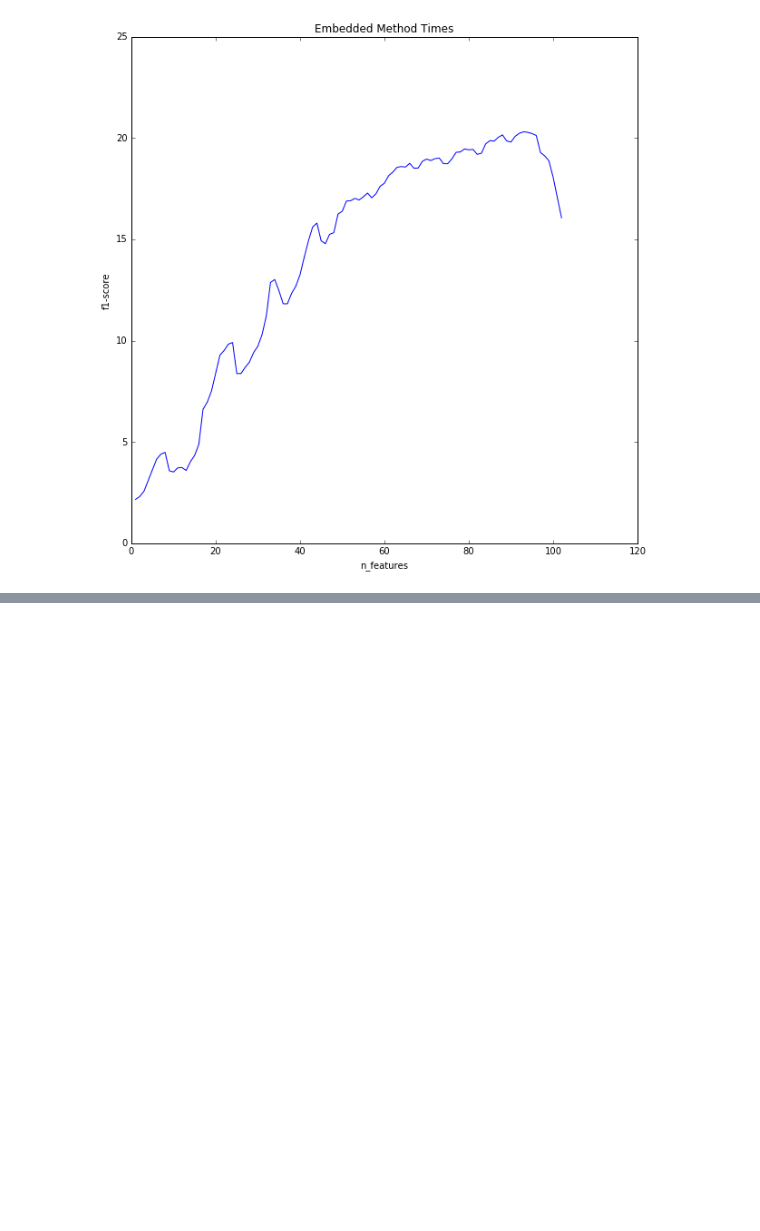
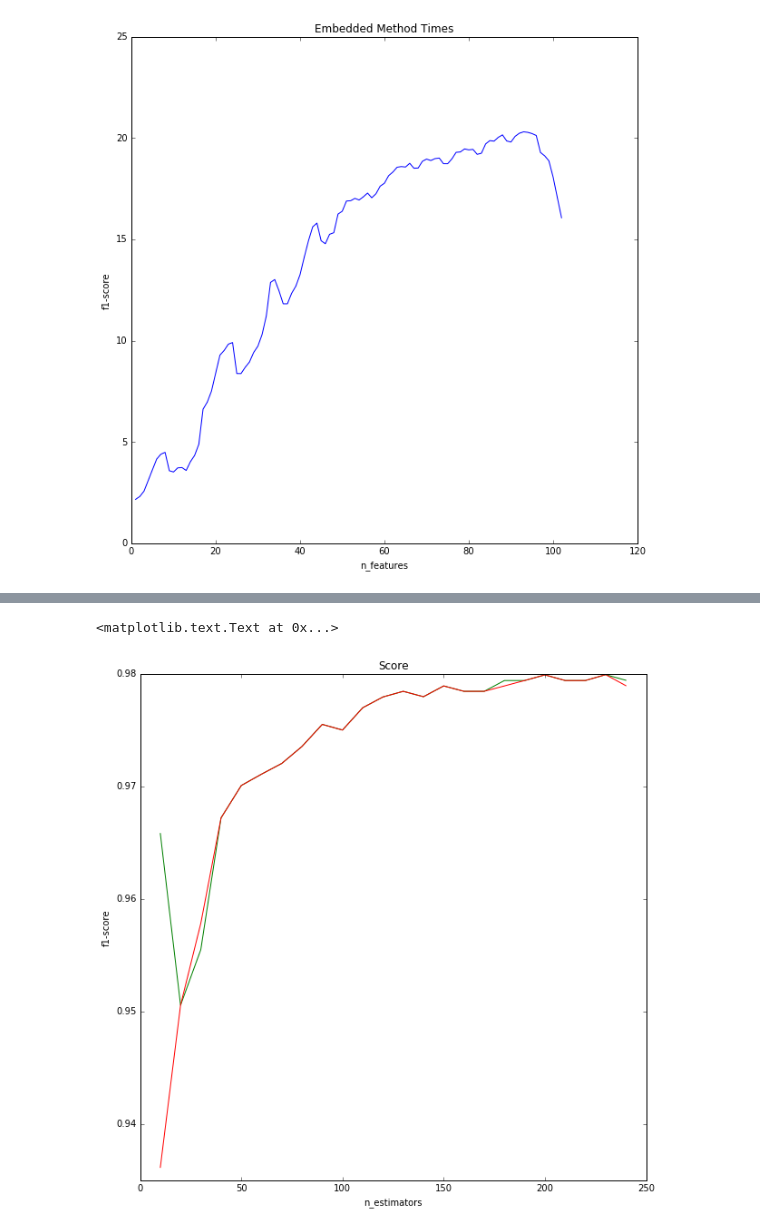
Before and after one commit to KopBob/technosphere, a Jupyter notebook: ml2/hw1.ipynb, the cells around one changed output, grey strips where cells are left out. Drawn from its saved outputs; the diff is of its cells as text; code cells hidden in the pictures; blank space fills up the shorter version.

```diff
--- a/ml2/hw1.ipynb
+++ b/ml2/hw1.ipynb
@@ -291,0 +381,11 @@ embedded_fig.savefig('embedded_method_times.png')
+# %%
+def gbc_scores(n_estimators, x_train, x_test, y_train, y_test):
+    gbc = GradientBoostingClassifier(n_estimators=n_estimators)
+    gbc.fit(x_train, y_train)
+    y_pred = gbc.predict(x_test)
+    score = f1_score(y_test, y_pred)
+    return gbc, score
+# %%
+gbc_result = Parallel(n_jobs=8)(delayed(gbc_scores)(n, x_train, x_test, y_train, y_test) for n in n_estimators_range)
+# %%
+gbc_clfs, gbc_scores = zip(*gbc_result)
@@ -291,0 +394,15 @@ embedded_fig.savefig('embedded_method_times.png')
+# %%
+wrapper_fig = plt.figure(figsize=(10, 10))
+plt.plot(n_estimators_range, scores, 'g')
+plt.plot(n_estimators_range, gbc_scores, 'r')
+# plt.plot(range(len(all_scores["gboost_scores"])), all_scores["gboost_scores"], 'b')
+
+
+plt.title('Score')
+
+plt.xlabel('n_estimators')
+plt.ylabel('f1-score')
+# plt.legend(loc='lower right')
+# %% [output]
+<matplotlib.text.Text at 0x...>
+[figure, added]
```
Also changed, not shown: parts of 36 cells of this notebook, 11 other files.
